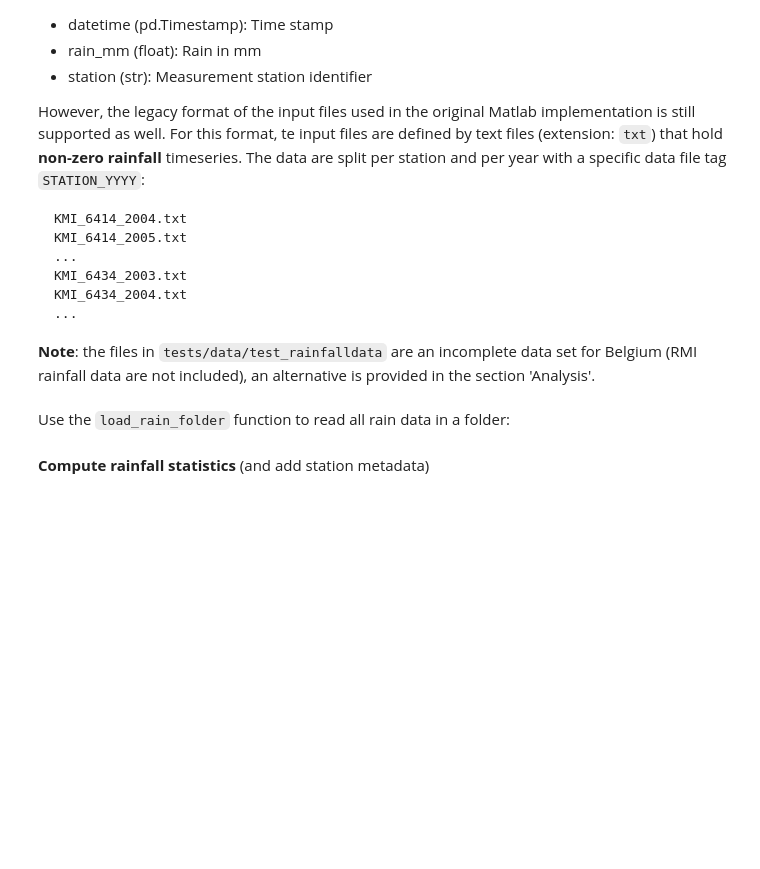
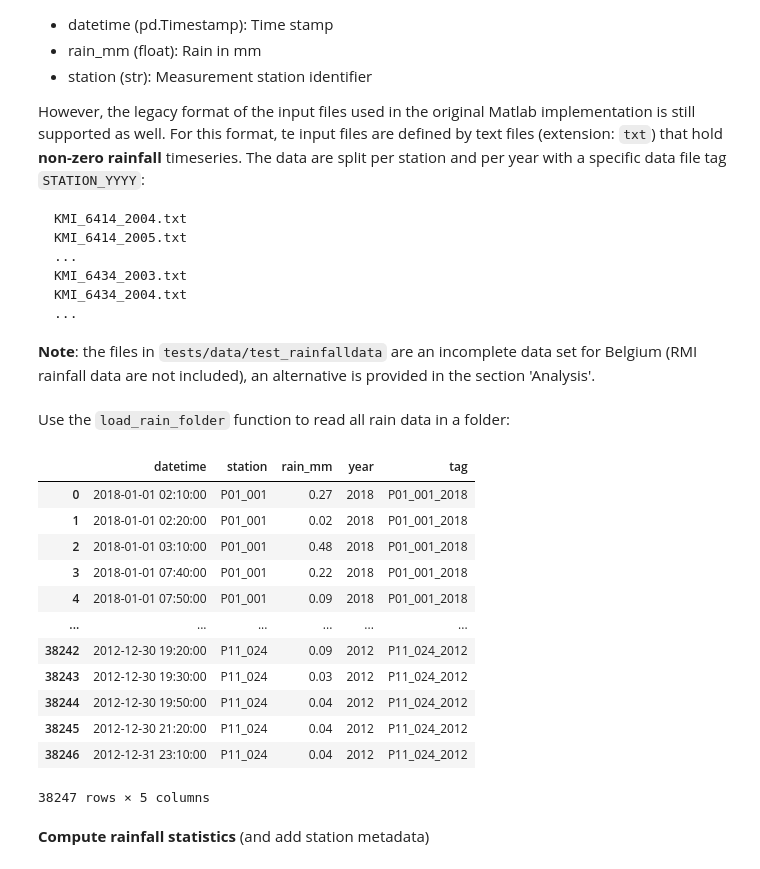
Before and after one commit to watem-sedem/rfactor, a Jupyter notebook: docs/notebooks/analysis_flanders.ipynb, the cells around one changed output. Drawn from its saved outputs; the diff is of its cells as text; code cells hidden in the pictures; blank space fills up the shorter version.

```diff
--- a/docs/notebooks/analysis_flanders.ipynb
+++ b/docs/notebooks/analysis_flanders.ipynb
@@ -61,6 +61,22 @@ fmap_rainfall =  Path(r"../../tests/data/test_rainfalldata")
 Use the `load_rain_folder` function to read all rain data in a folder:
 # %%
 all_rainfall = load_rain_folder(fmap_rainfall, load_rain_file_matlab_legacy)
+# %%
+all_rainfall
+# %% [output]
+|  | datetime | station | rain_mm | year | tag |
+| 0 | 2018-01-01 02:10:00 | P01_001 | 0.27 | 2018 | P01_001_2018 |
+| 1 | 2018-01-01 02:20:00 | P01_001 | 0.02 | 2018 | P01_001_2018 |
+| 2 | 2018-01-01 03:10:00 | P01_001 | 0.48 | 2018 | P01_001_2018 |
+| 3 | 2018-01-01 07:40:00 | P01_001 | 0.22 | 2018 | P01_001_2018 |
+| 4 | 2018-01-01 07:50:00 | P01_001 | 0.09 | 2018 | P01_001_2018 |
+| ... | ... | ... | ... | ... | ... |
+| 38242 | 2012-12-30 19:20:00 | P11_024 | 0.09 | 2012 | P11_024_2012 |
+| 38243 | 2012-12-30 19:30:00 | P11_024 | 0.03 | 2012 | P11_024_2012 |
+| 38244 | 2012-12-30 19:50:00 | P11_024 | 0.04 | 2012 | P11_024_2012 |
+| 38245 | 2012-12-30 21:20:00 | P11_024 | 0.04 | 2012 | P11_024_2012 |
+| 38246 | 2012-12-31 23:10:00 | P11_024 | 0.04 | 2012 | P11_024_2012 |
+38247 rows × 5 columns
 # %% [markdown]
 **Compute rainfall statistics** (and add station metadata)
 # %%
```
Also changed, not shown: parts of 15 cells of this notebook.
